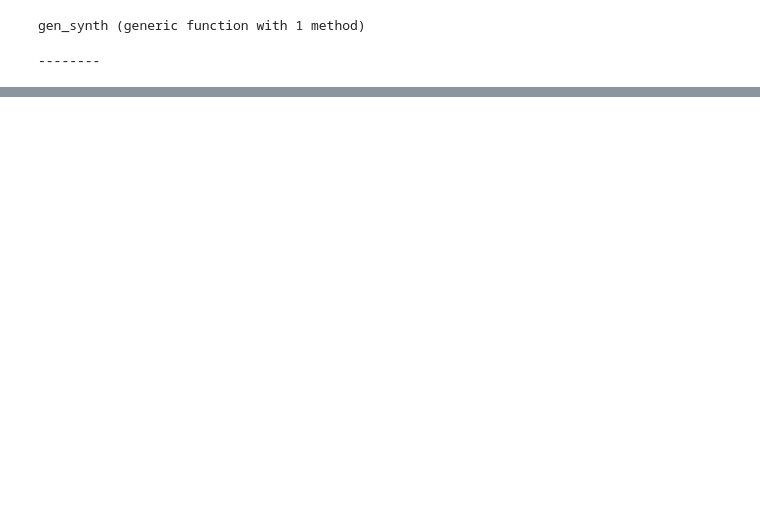
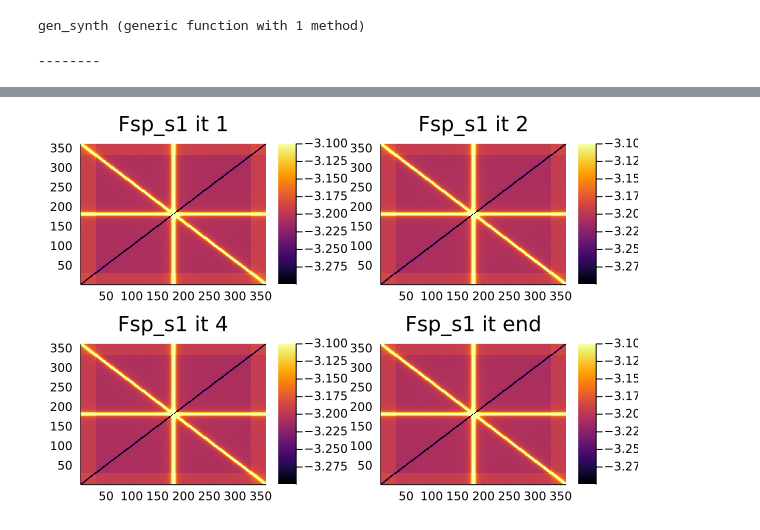
Before and after one commit to Atomtomate/BSE_Asymptotics.jl, a Jupyter notebook: notebooks/BSE_SC test.ipynb, the cells around one changed output, grey strips where cells are left out. Saved outputs shown, nothing was run; the diff lists cells and outputs as text; code cells hidden in the pictures; blank space fills up the shorter version.

```diff
--- a/notebooks/BSE_SC test.ipynb
+++ b/notebooks/BSE_SC test.ipynb
@@ -92 +78,10 @@ p = plot(p1,p2,p3,p4, layout=(2,2))
+# %%
+clim = (-3.3,-3.1)
+p1 = heatmap(real.(Fsp_s1[2]), title="Fsp_s1 it 1",clim=clim)
+p2 = heatmap(real.(Fsp_s1[3]), title="Fsp_s1 it 2",clim=clim)
+p3 = heatmap(real.(Fsp_s1[4]), title="Fsp_s1 it 4",clim=clim)
+p4 = heatmap(real.(Fsp_s1[end]), title="Fsp_s1 it end",clim=clim)
+p = plot(p1,p2,p3,p4, layout=(2,2))
+# %% [output]
+[figure, added]
 # %%
```
Also changed, not shown: parts of 12 cells of this notebook, 6 other files.
